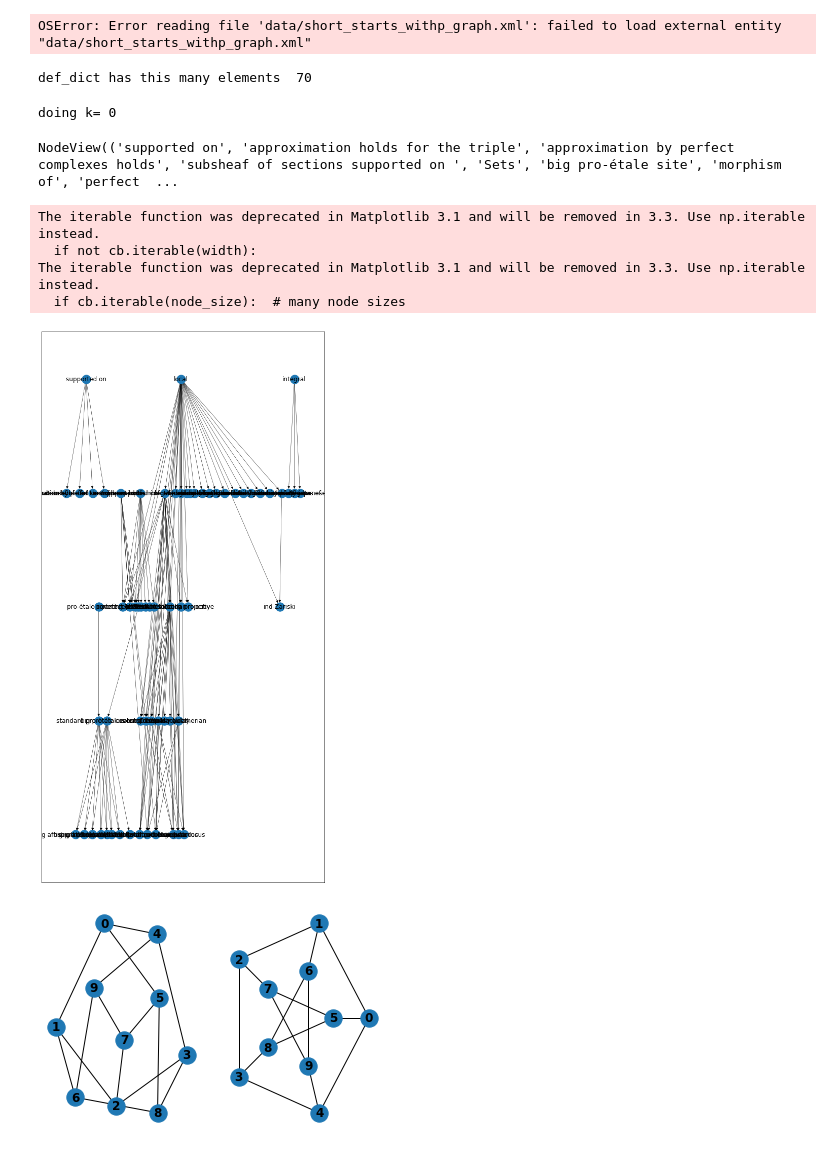
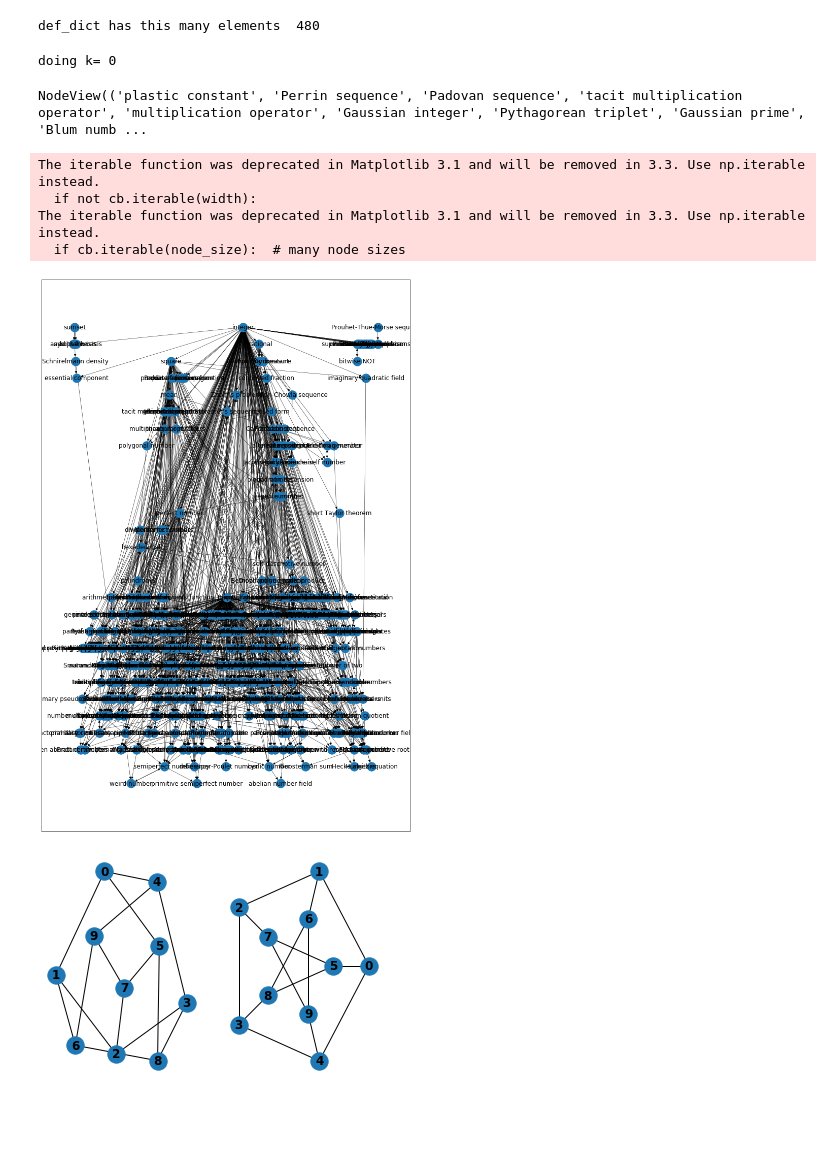
Before and after one commit to lab156/arxivDownload, a Jupyter notebook: extracting definienda from lots of articles.ipynb, the cells around one changed output. Cells and saved outputs as stored; diff of their text form; code cells hidden in the pictures; blank space fills up the shorter version.

```diff
--- a/extracting definienda from lots of articles.ipynb
+++ b/extracting definienda from lots of articles.ipynb
@@ -10,9 +10,7 @@ from networkx.drawing.nx_agraph import graphviz_layout
 import extract as X
 import parsing_xml as px
 # %%
-ag = etree.parse('data/short_starts_withp_graph.xml').getroot()
+ag = etree.parse('../planetmath_defs.xml').getroot()
-# %% [output]
-OSError: Error reading file 'data/short_starts_withp_graph.xml': failed to load external entity "data/short_starts_withp_graph.xml"
 # %%
 G = nx.DiGraph()
 def_dict = {} #keys: dfndum Value: list of hashes of statements where the is appears
@@ -28,7 +26,7 @@ for d in ag.iter(tag = 'dfndum'):
         def_dict[d.text.strip()] = [hash(D),]
 print('def_dict has this many elements ', len(def_dict.values()))
 # %% [output]
-def_dict has this many elements  70
+def_dict has this many elements  480
 # %%
 dgraph = nx.DiGraph()
 # %%
@@ -52,23 +50,23 @@ doing k= 0
 # %%
 dgraph.nodes()
 # %% [output]
-NodeView(('supported on', 'approximation holds for the triple', 'approximation by perfect complexes holds', 'subsheaf of sections supported on ', 'Sets', 'big pro-étale site', 'morphism of', 'perfect  ...
+NodeView(('plastic constant', 'Perrin sequence', 'Padovan sequence', 'tacit multiplication operator', 'multiplication operator', 'Gaussian integer', 'Pythagorean triplet', 'Gaussian prime', 'Blum numb ...
 # %%
 opts = {
     'node_size': 300,
     'width': 0.5,
     'with_labels': True,
 }
-plt.figure(1, figsize=(10,20))
+plt.figure(1, figsize=(13,20))
 pos = graphviz_layout(dgraph, prog='dot')
 nx.draw_networkx(dgraph, pos, **opts)
 plt.savefig('../starts_with_p_spectral.pdf')
 # %% [output]
 The iterable function was deprecated in Matplotlib 3.1 and will be removed in 3.3. Use np.iterable instead.
   if not cb.iterable(width):
 The iterable function was deprecated in Matplotlib 3.1 and will be removed in 3.3. Use np.iterable instead.
   if cb.iterable(node_size):  # many node sizes
-[figure, old version]
+[figure, new version]
 # %%
 G = nx.petersen_graph()
 plt.subplot(121)
```
Also changed, not shown: 4 other files.
